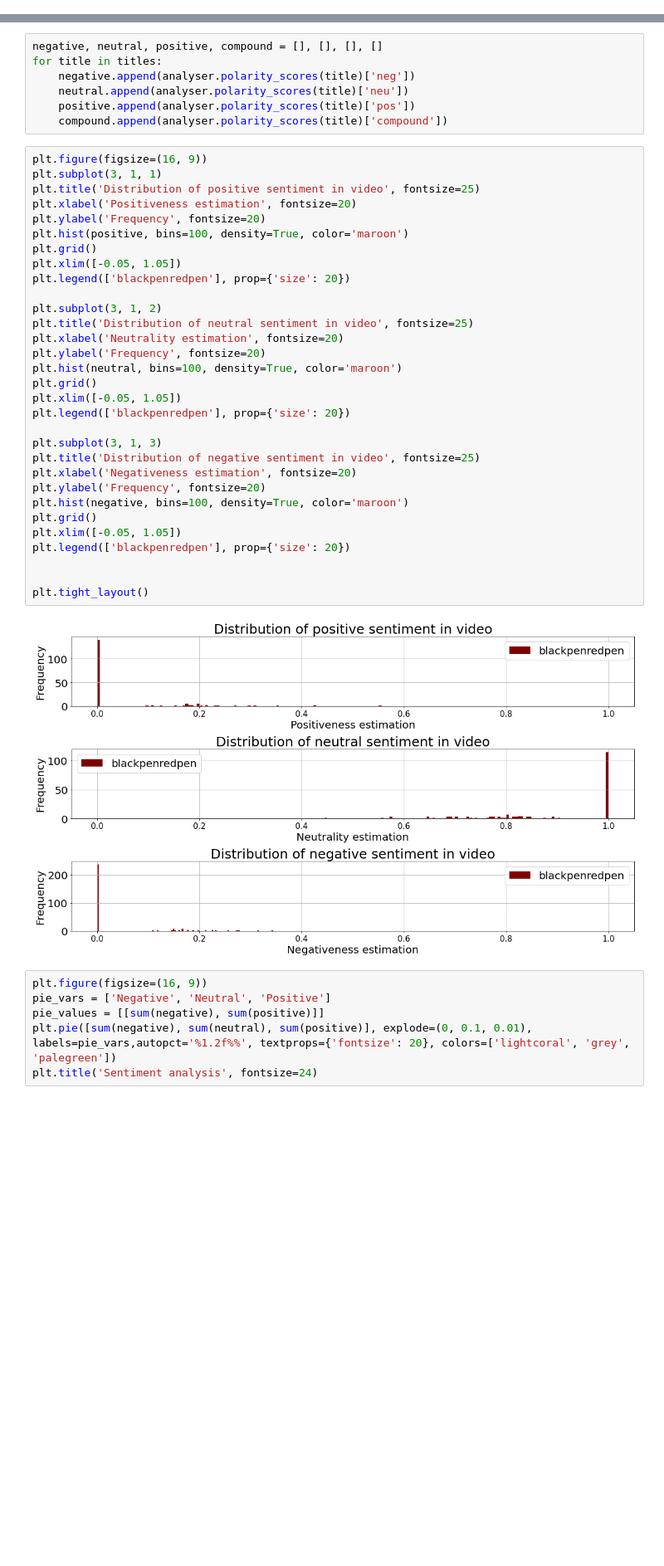
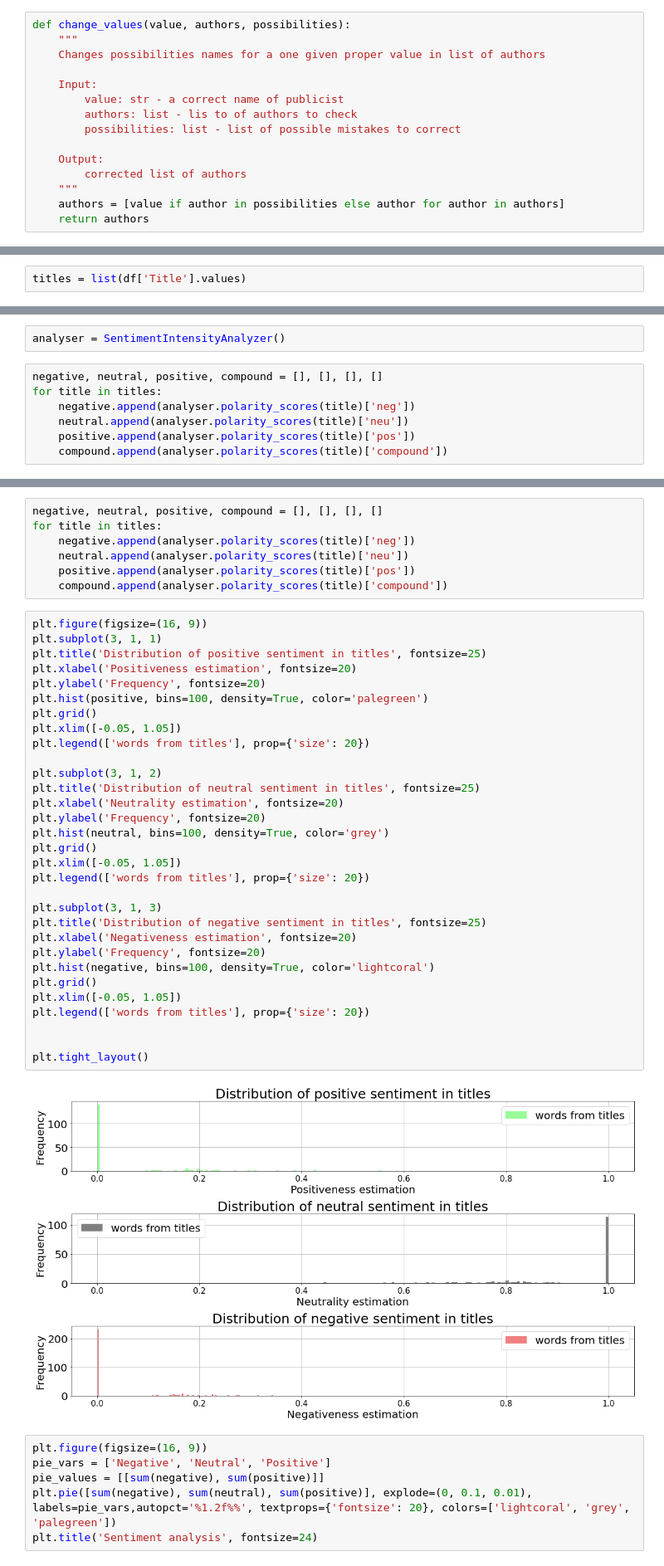
Before and after one commit to dpalatynski/DataAnalysis, a Jupyter notebook: research-papers-analysis/research-papers-analysis.ipynb, the cells around one changed output, grey strips where cells are left out. Shown at 83% size. Cells and saved outputs as stored; diff of their text form; blank space fills up the shorter version.

```diff
--- a/research-papers-analysis/research-papers-analysis.ipynb
+++ b/research-papers-analysis/research-papers-analysis.ipynb
@@ -108,3 +115,18 @@ hsc_researchers = [b.string for b in soup.findAll('b')]
+# %%
+def change_values(value, authors, possibilities):
+    """
+    Changes possibilities names for a one given proper value in list of authors
+
+    Input:
+        value: str - a correct name of publicist
+        authors: list - lis to of authors to check
+        possibilities: list - list of possible mistakes to correct
+
+    Output:
+        corrected list of authors
+    """
+    authors = [value if author in possibilities else author for author in authors]
+    return authors
 # %%
 def prepare_data(publications):
     """
@@ -471,0 +494,2 @@ df[df['NoOfCoAuthors'] == 8]
+# %%
+titles = list(df['Title'].values)
@@ -471,0 +588,9 @@ df[df['NoOfCoAuthors'] == 8]
+# %%
+analyser = SentimentIntensityAnalyzer()
+# %%
+negative, neutral, positive, compound = [], [], [], []
+for title in titles:
+    negative.append(analyser.polarity_scores(title)['neg'])
+    neutral.append(analyser.polarity_scores(title)['neu'])
+    positive.append(analyser.polarity_scores(title)['pos'])
+    compound.append(analyser.polarity_scores(title)['compound'])
@@ -610,36 +759,36 @@ for title in titles:
 # %%
 plt.figure(figsize=(16, 9))
 plt.subplot(3, 1, 1)
-plt.title('Distribution of positive sentiment in video', fontsize=25)
+plt.title('Distribution of positive sentiment in titles', fontsize=25)
 plt.xlabel('Positiveness estimation', fontsize=20)
 plt.ylabel('Frequency', fontsize=20)
-plt.hist(positive, bins=100, density=True, color='maroon')
+plt.hist(positive, bins=100, density=True, color='palegreen')
 plt.grid()
 plt.xlim([-0.05, 1.05])
-plt.legend(['blackpenredpen'], prop={'size': 20})
+plt.legend(['words from titles'], prop={'size': 20})
 
 plt.subplot(3, 1, 2)
-plt.title('Distribution of neutral sentiment in video', fontsize=25)
+plt.title('Distribution of neutral sentiment in titles', fontsize=25)
 plt.xlabel('Neutrality estimation', fontsize=20)
 plt.ylabel('Frequency', fontsize=20)
-plt.hist(neutral, bins=100, density=True, color='maroon')
+plt.hist(neutral, bins=100, density=True, color='grey')
 plt.grid()
 plt.xlim([-0.05, 1.05])
-plt.legend(['blackpenredpen'], prop={'size': 20})
+plt.legend(['words from titles'], prop={'size': 20})
 
 plt.subplot(3, 1, 3)
-plt.title('Distribution of negative sentiment in video', fontsize=25)
+plt.title('Distribution of negative sentiment in titles', fontsize=25)
 plt.xlabel('Negativeness estimation', fontsize=20)
 plt.ylabel('Frequency', fontsize=20)
-plt.hist(negative, bins=100, density=True, color='maroon')
+plt.hist(negative, bins=100, density=True, color='lightcoral')
 plt.grid()
 plt.xlim([-0.05, 1.05])
-plt.legend(['blackpenredpen'], prop={'size': 20})
+plt.legend(['words from titles'], prop={'size': 20})
 
 
 plt.tight_layout()
 # %% [output]
-[figure, old version]
+[figure, new version]
 # %%
 plt.figure(figsize=(16, 9))
 pie_vars = ['Negative', 'Neutral', 'Positive']
```
Also changed, not shown: parts of 76 cells of this notebook.
